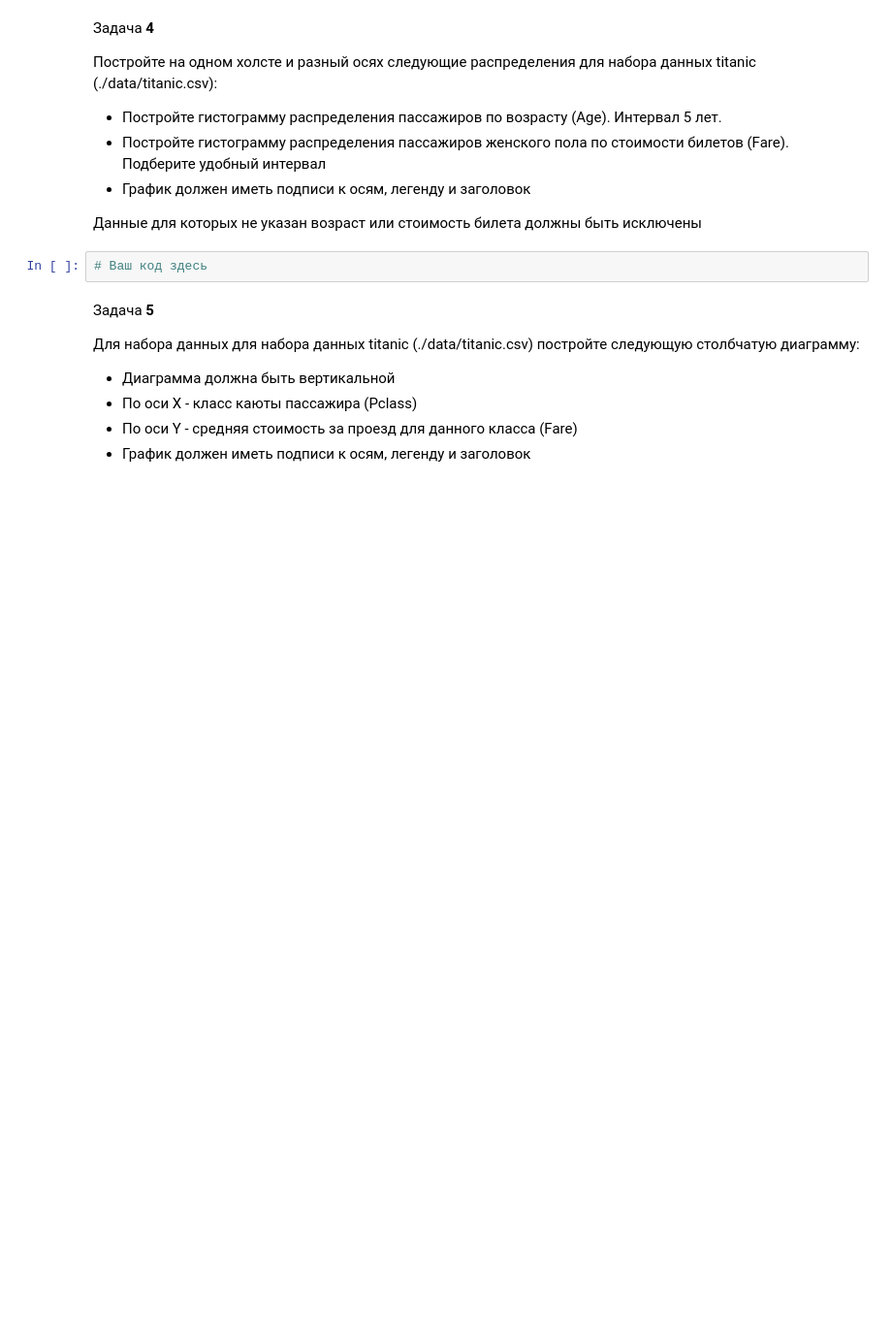
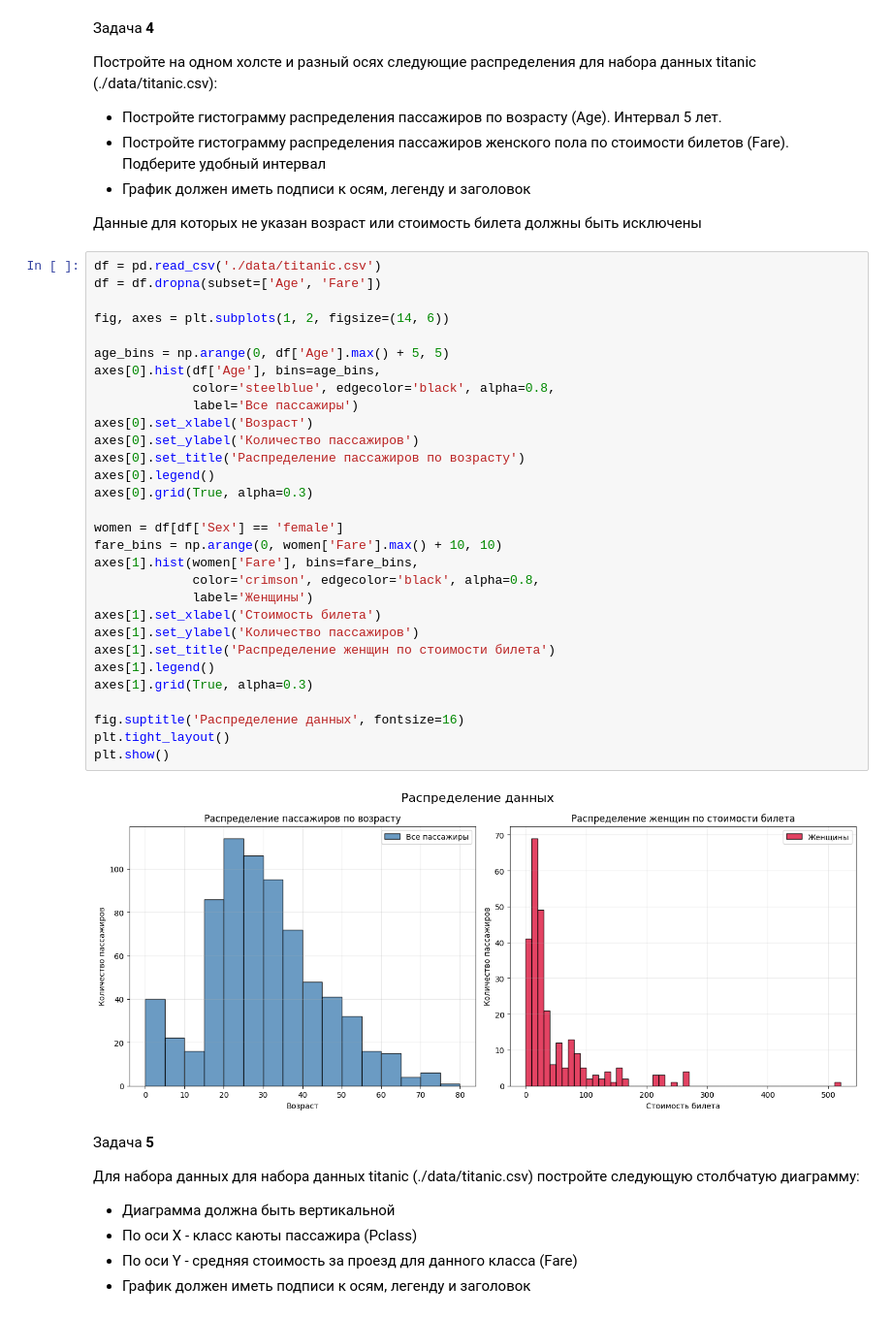
Before and after one commit to Daniil-Rybin/dap-2024, a Jupyter notebook: les05/lab.ipynb, the cells around one changed output. Shown at 97% size. Drawn from its saved outputs; the diff is of its cells as text; blank space fills up the shorter version.

```diff
--- a/les05/lab.ipynb
+++ b/les05/lab.ipynb
@@ -117,8 +156,38 @@ iris = load_iris()
 * График должен иметь подписи к осям, легенду и заголовок
 
 Данные для которых не указан возраст или стоимость билета должны быть исключены
-# %%
-# Ваш код здесь
+# %%
+df = pd.read_csv('./data/titanic.csv')
+df = df.dropna(subset=['Age', 'Fare'])
+
+fig, axes = plt.subplots(1, 2, figsize=(14, 6))
+
+age_bins = np.arange(0, df['Age'].max() + 5, 5)
+axes[0].hist(df['Age'], bins=age_bins,
+             color='steelblue', edgecolor='black', alpha=0.8,
+             label='Все пассажиры')
+axes[0].set_xlabel('Возраст')
+axes[0].set_ylabel('Количество пассажиров')
+axes[0].set_title('Распределение пассажиров по возрасту')
+axes[0].legend()
+axes[0].grid(True, alpha=0.3)
+
+women = df[df['Sex'] == 'female']
+fare_bins = np.arange(0, women['Fare'].max() + 10, 10)
+axes[1].hist(women['Fare'], bins=fare_bins,
+             color='crimson', edgecolor='black', alpha=0.8,
+             label='Женщины')
+axes[1].set_xlabel('Стоимость билета')
+axes[1].set_ylabel('Количество пассажиров')
+axes[1].set_title('Распределение женщин по стоимости билета')
+axes[1].legend()
+axes[1].grid(True, alpha=0.3)
+
+fig.suptitle('Распределение данных', fontsize=16)
+plt.tight_layout()
+plt.show()
+# %% [output]
+[figure, added]
 # %% [markdown]
 Задача **5**
 
```
Also changed, not shown: parts of 4 cells of this notebook.
